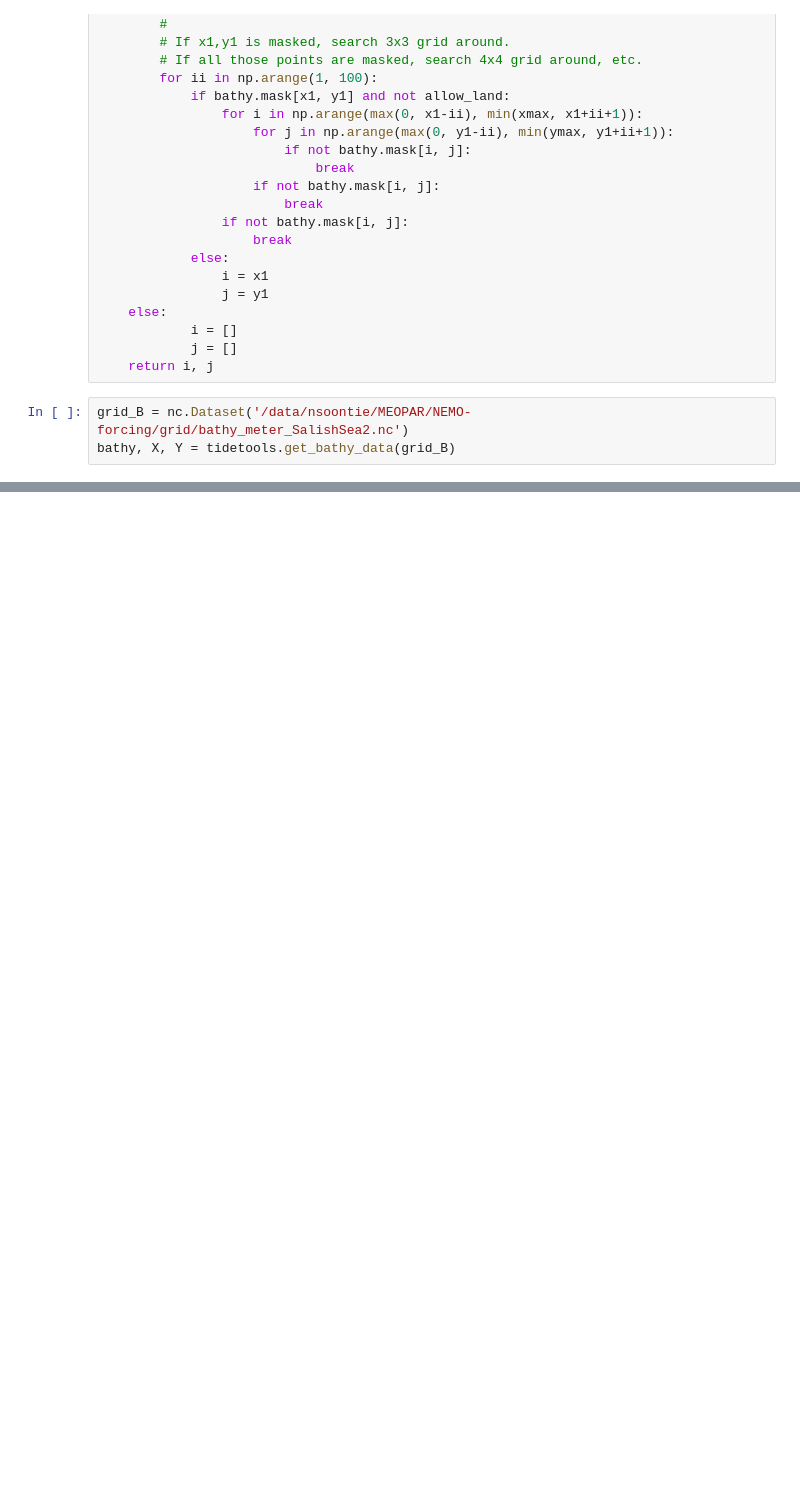
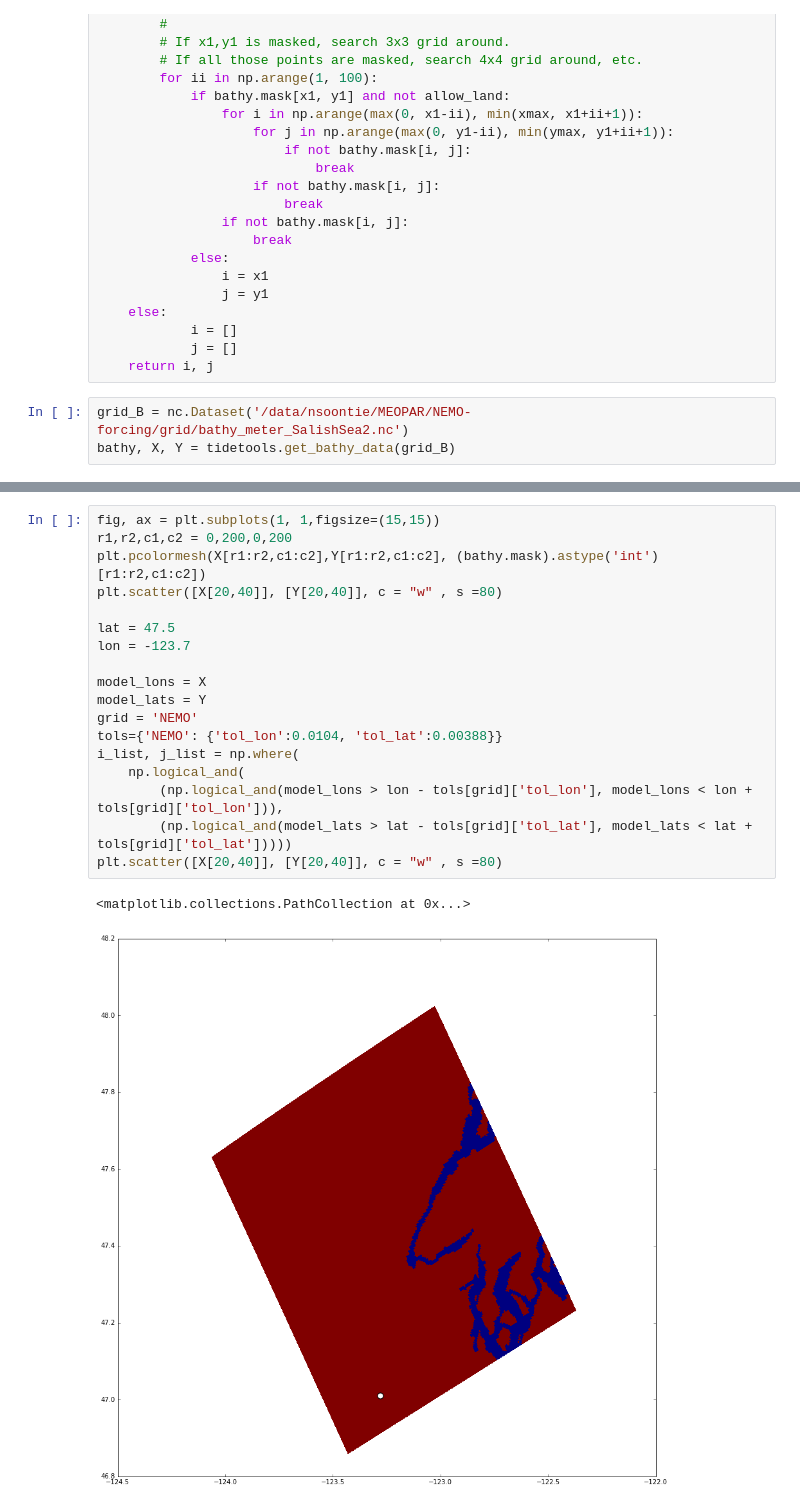
Before and after one commit to SalishSeaCast/analysis-james, a Jupyter notebook: notebooks/find_closest_model_point.ipynb, the cells around one changed output, grey strips where cells are left out. Cells and saved outputs as stored; diff of their text form; blank space fills up the shorter version.

```diff
--- a/notebooks/find_closest_model_point.ipynb
+++ b/notebooks/find_closest_model_point.ipynb
@@ -276,0 +337,21 @@ True
+# %%
+fig, ax = plt.subplots(1, 1,figsize=(15,15))
+r1,r2,c1,c2 = 0,200,0,200
+plt.pcolormesh(X[r1:r2,c1:c2],Y[r1:r2,c1:c2], (bathy.mask).astype('int')[r1:r2,c1:c2])
+plt.scatter([X[20,40]], [Y[20,40]], c = "w" , s =80)
+
+lat = 47.5
+lon = -123.7
+
+model_lons = X
+model_lats = Y
+grid = 'NEMO'
+tols={'NEMO': {'tol_lon':0.0104, 'tol_lat':0.00388}}
+i_list, j_list = np.where(
+    np.logical_and(
+        (np.logical_and(model_lons > lon - tols[grid]['tol_lon'], model_lons < lon + tols[grid]['tol_lon'])),
+        (np.logical_and(model_lats > lat - tols[grid]['tol_lat'], model_lats < lat + tols[grid]['tol_lat']))))
+plt.scatter([X[20,40]], [Y[20,40]], c = "w" , s =80)
+# %% [output]
+<matplotlib.collections.PathCollection at 0x...>
+[figure, added]
```
Also changed, not shown: parts of 10 cells of this notebook.
